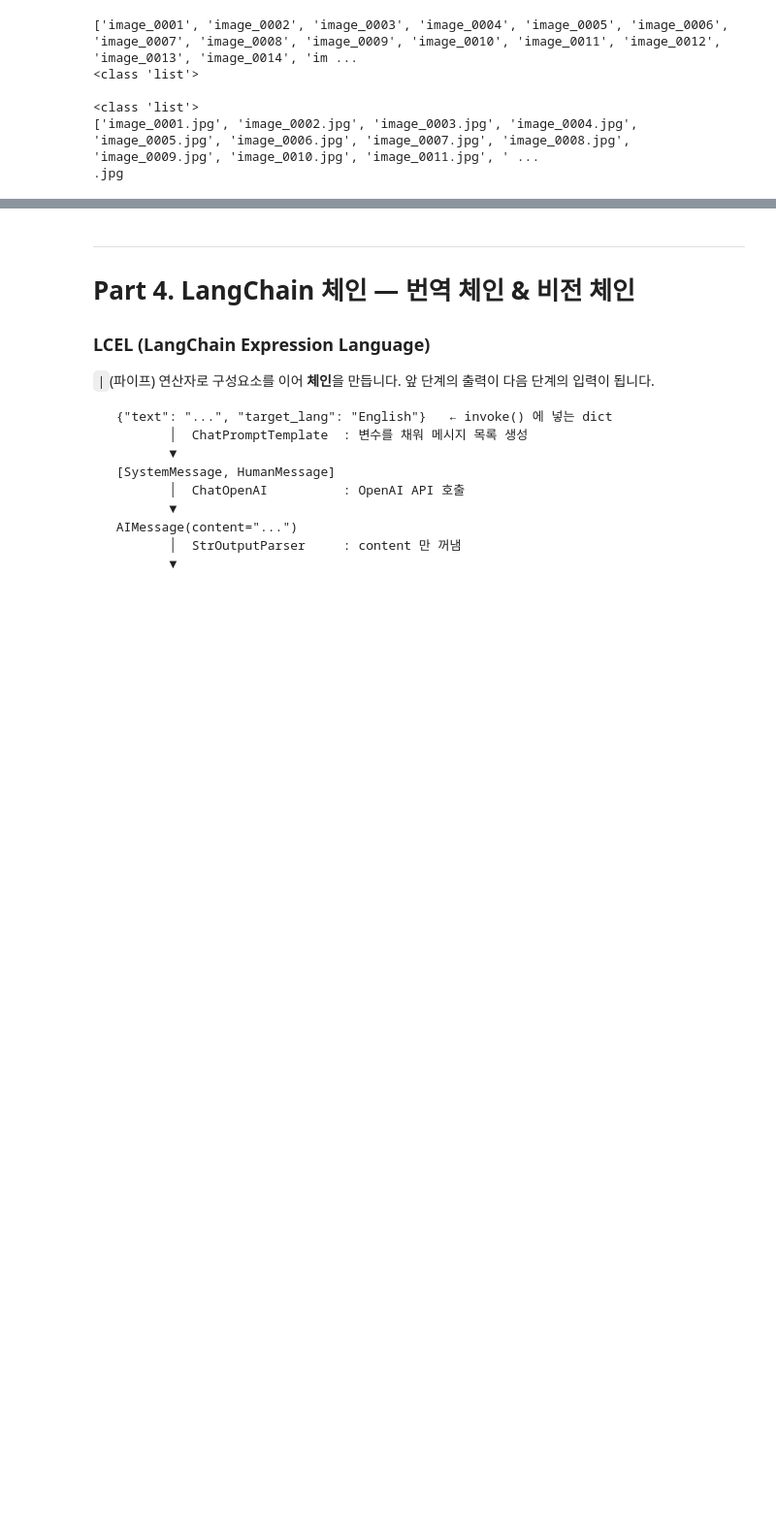
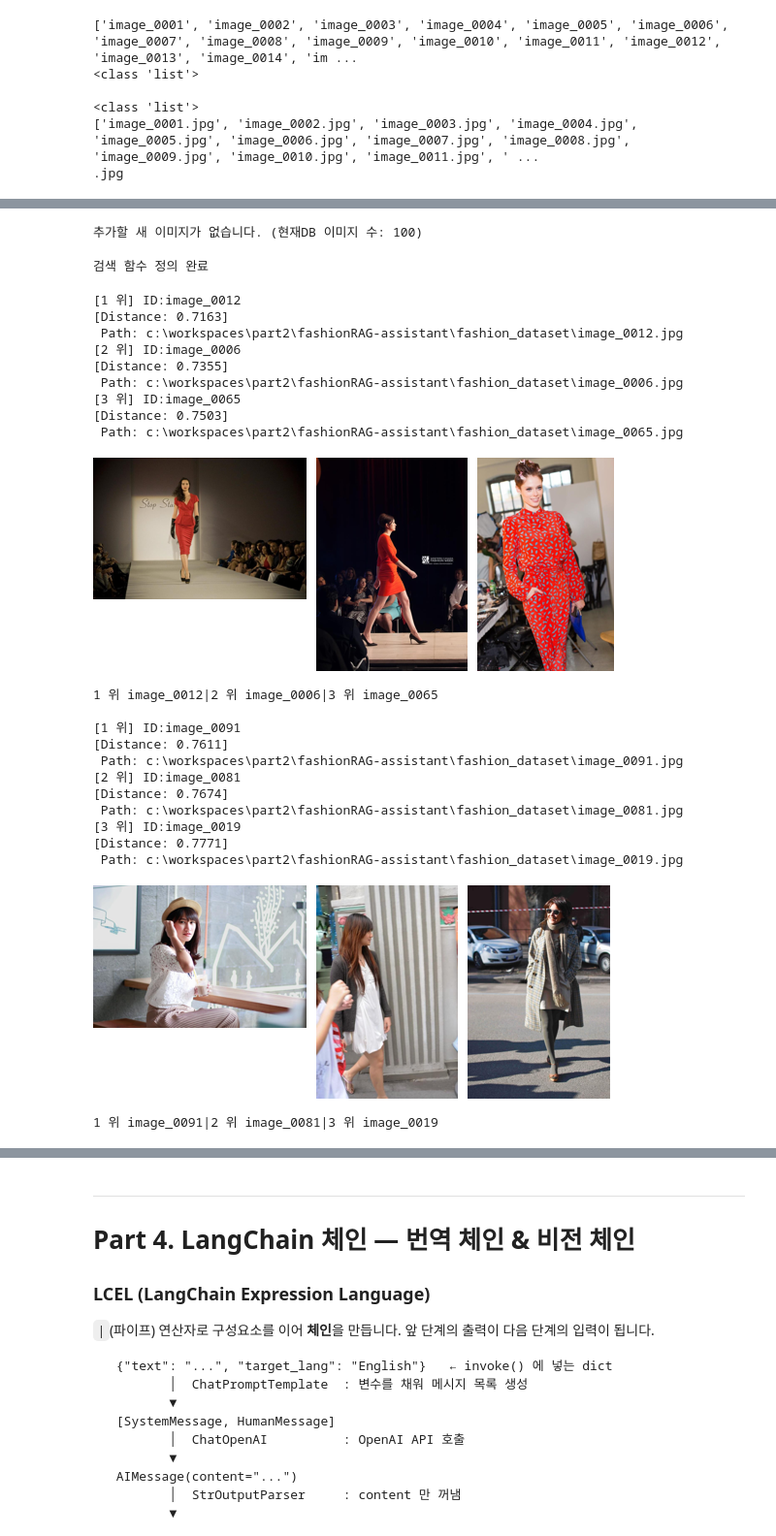
Before and after one commit to string2015-dev/Muti-modal-Fashion-RAG-lecture, a Jupyter notebook: FashionRAG_멀티모달RAG_수업.ipynb, the cells around one changed output, grey strips where cells are left out. Shown at 97% size. Saved outputs shown, nothing was run; the diff lists cells and outputs as text; code cells hidden in the pictures; blank space fills up the shorter version.

Commit message:
Part3 완료

```diff
--- a/FashionRAG_멀티모달RAG_수업.ipynb
+++ b/FashionRAG_멀티모달RAG_수업.ipynb
@@ -543,5 +543,9 @@ print(os.path.splitext(list_image_files(DATASET_FOLDER)[0])[1])
 # 컬렉션 생성 또는 로드 (CLIP 모델 로딩 포함)
 
 # 아직 없는 이미지만 임베딩하여 저장
+image_vdb = setup_chroma_db()
+add_images_to_db(image_vdb, DATASET_FOLDER)
+
+
 
 print("컬렉션 이름:", image_vdb.name, "/ 저장된 항목 수:", image_vdb.count())
@@ -548,3 +563,8 @@ print("컬렉션 이름:", image_vdb.name, "/ 저장된 항목 수:", image_vdb.
+# %%
+# 추가 확인 코드
+add_images_to_db(image_vdb, DATASET_FOLDER)
+# %% [output]
+추가할 새 이미지가 없습니다. (현재DB 이미지 수: 100)
 # %%
 # ============================================================
 # [10] 텍스트로 이미지 검색 & 결과 출력 함수
@@ -559,10 +579,23 @@ def query_db(image_vdb, query, results=N_RESULTS):
         'uris'      -> 이미지 파일 경로
         'distances' -> 거리(작을수록 비슷함)
     """
+    return image_vdb.query(
+        query_texts = [query],
+        n_results= results,
+        include =["uris", "distances"],
+    )
+# 답변의 예시
+# {
+#   "ids": [["image_0001", "image_0002"]],
+#   "uris": [[".../image_0001.jpg", ".../image_0002.jpg"]]
+#   "distances": [[1.52, 1.55]]
+# }
+# 이중 [[]] 이기 때문에 꺼낼때 두개를 제껴야한다.
+# r = query_db
+# r["ids"][0]    => 전체 리스트
+# r["ids"][0][0] => 전체 리스트 중 첫번째
 
-
-
-
+# ============================================================
 
 def print_results(results):
     """query_db 결과를 사람이 읽기 좋게 출력하고 썸네일도 보여줍니다.
@@ -573,17 +606,59 @@ def print_results(results):
        'distances': [[1.52, 1.55]]}
       -> 바깥 리스트 = 검색어 순서, 안쪽 리스트 = 순위 순서  =>  [0] 으로 첫 검색어 결과 선택
     """
+    uris = results["uris"][0]
+    for rank, uri in enumerate(uris):
+        print(f"[{rank +1} 위] ID:{results['ids'][0][rank]}")
+        print(f"[Distance: {results['distances'][0][rank]:.4f}]")
+        print(f" Path: {uri}")
 
+    captions = [f"{rank +1} 위 {results['ids'][0][rank]}" for rank in range(len(uris))]
+
+    show_image_grid(uris, captions)
 
 
 
 
 
 print("검색 함수 정의 완료")
+# %% [output]
+검색 함수 정의 완료
 # %%
 # ============================================================
 # [11] 검색 테스트 (OpenAI 없이 CLIP + Chroma 만으로 동작)
 # ============================================================
 # CLIP 은 주로 영어 데이터로 학습되었으므로 검색어는 '영어'로 넣는 것이 좋습니다.
+test_query = "a red dress"
+test_query_kor = "빨간 드레스"
+
+results = query_db(image_vdb, test_query, results = 3)
+print_results(results)
+print()
+results2 = query_db(image_vdb, test_query_kor, results = 3)
+print_results(results2)
+# %% [output]
+[1 위] ID:image_0012
+[Distance: 0.7163]
+ Path: c:\workspaces\part2\fashionRAG-assistant\fashion_dataset\image_0012.jpg
+[2 위] ID:image_0006
+[Distance: 0.7355]
+ Path: c:\workspaces\part2\fashionRAG-assistant\fashion_dataset\image_0006.jpg
+[3 위] ID:image_0065
+[Distance: 0.7503]
+ Path: c:\workspaces\part2\fashionRAG-assistant\fashion_dataset\image_0065.jpg
+[figure, added]
+1 위 image_0012|2 위 image_0006|3 위 image_0065
+
+[1 위] ID:image_0091
+[Distance: 0.7611]
+ Path: c:\workspaces\part2\fashionRAG-assistant\fashion_dataset\image_0091.jpg
+[2 위] ID:image_0081
+[Distance: 0.7674]
+ Path: c:\workspaces\part2\fashionRAG-assistant\fashion_dataset\image_0081.jpg
+[3 위] ID:image_0019
+[Distance: 0.7771]
+ Path: c:\workspaces\part2\fashionRAG-assistant\fashion_dataset\image_0019.jpg
+[figure, added]
+1 위 image_0091|2 위 image_0081|3 위 image_0019
 # %% [markdown]
 **생각해 보기**: 검색어를 한국어 `"빨간 드레스"` 로 바꿔 [11] 셀을 다시 실행해 보세요. 결과가 어떻게 달라지나요? 왜 그럴까요?
```
Also changed, not shown: parts of 3 cells of this notebook, 5 other files.
